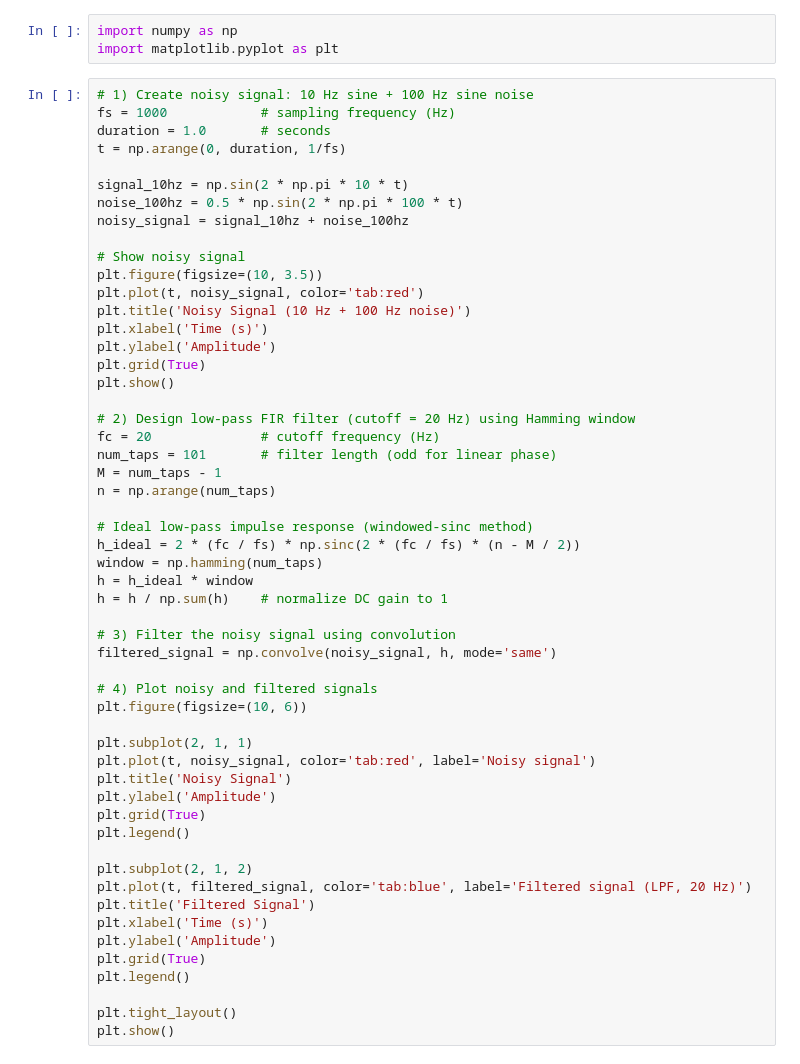
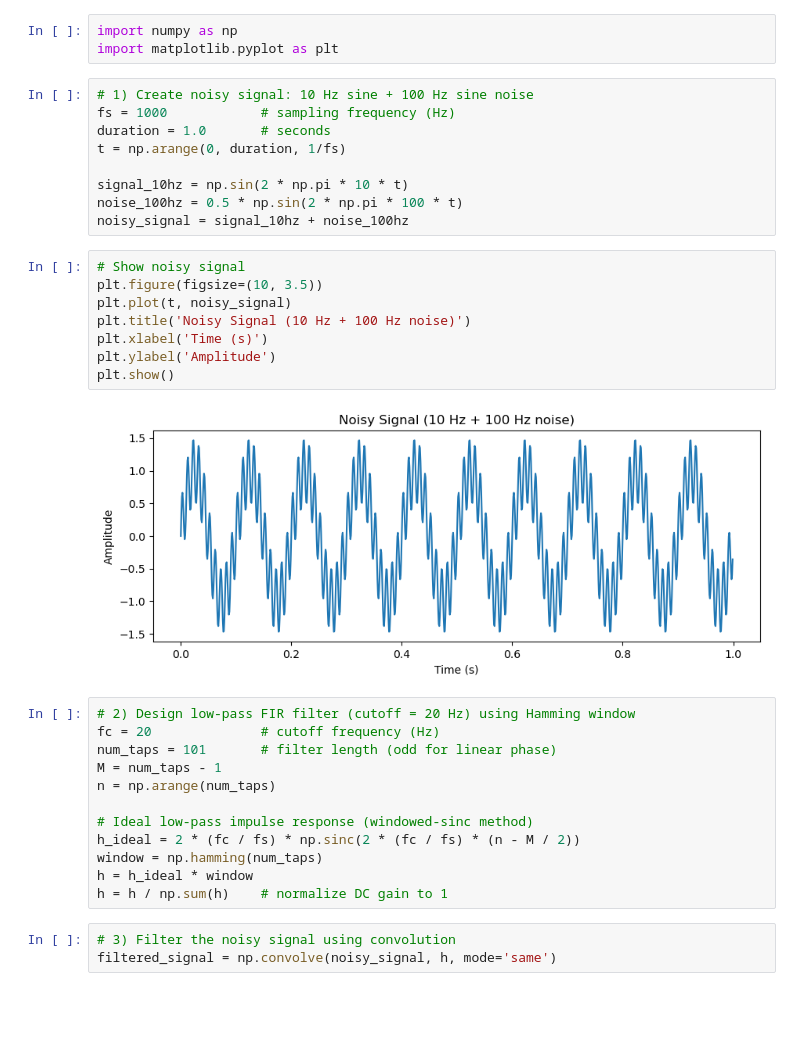
Before and after one commit to mdshiblinoman/Digital-Signal-Processing-Lab, a Jupyter notebook: Previous Solve/2nd/2No.ipynb, the cells around one changed output. Cells and saved outputs as stored; diff of their text form; blank space fills up the shorter version.

```diff
--- a/Previous Solve/2nd/2No.ipynb
+++ b/Previous Solve/2nd/2No.ipynb
@@ -1,57 +1,37 @@
 # %%
 import numpy as np
 import matplotlib.pyplot as plt
+# %%
+# 1) Create noisy signal: 10 Hz sine + 100 Hz sine noise
+fs = 1000            # sampling frequency (Hz)
+duration = 1.0       # seconds
+t = np.arange(0, duration, 1/fs)
+
+signal_10hz = np.sin(2 * np.pi * 10 * t)
+noise_100hz = 0.5 * np.sin(2 * np.pi * 100 * t)
+noisy_signal = signal_10hz + noise_100hz
 # %%
-# 1) Create noisy signal: 10 Hz sine + 100 Hz sine noise
-fs = 1000            # sampling frequency (Hz)
-duration = 1.0       # seconds
-t = np.arange(0, duration, 1/fs)
-
-signal_10hz = np.sin(2 * np.pi * 10 * t)
-noise_100hz = 0.5 * np.sin(2 * np.pi * 100 * t)
-noisy_signal = signal_10hz + noise_100hz
-
 # Show noisy signal
 plt.figure(figsize=(10, 3.5))
-plt.plot(t, noisy_signal, color='tab:red')
+plt.plot(t, noisy_signal)
 plt.title('Noisy Signal (10 Hz + 100 Hz noise)')
 plt.xlabel('Time (s)')
 plt.ylabel('Amplitude')
-plt.grid(True)
 plt.show()
-
-# 2) Design low-pass FIR filter (cutoff = 20 Hz) using Hamming window
-fc = 20              # cutoff frequency (Hz)
-num_taps = 101       # filter length (odd for linear phase)
-M = num_taps - 1
-n = np.arange(num_taps)
-
-# Ideal low-pass impulse response (windowed-sinc method)
-h_ideal = 2 * (fc / fs) * np.sinc(2 * (fc / fs) * (n - M / 2))
-window = np.hamming(num_taps)
-h = h_ideal * window
-h = h / np.sum(h)    # normalize DC gain to 1
-
-# 3) Filter the noisy signal using convolution
-filtered_signal = np.convolve(noisy_signal, h, mode='same')
-
-# 4) Plot noisy and filtered signals
-plt.figure(figsize=(10, 6))
-
-plt.subplot(2, 1, 1)
-plt.plot(t, noisy_signal, color='tab:red', label='Noisy signal')
-plt.title('Noisy Signal')
-plt.ylabel('Amplitude')
-plt.grid(True)
-plt.legend()
-
-plt.subplot(2, 1, 2)
-plt.plot(t, filtered_signal, color='tab:blue', label='Filtered signal (LPF, 20 Hz)')
-plt.title('Filtered Signal')
-plt.xlabel('Time (s)')
-plt.ylabel('Amplitude')
-plt.grid(True)
-plt.legend()
-
-plt.tight_layout()
-plt.show()
+# %% [output]
+[figure, added]
+# %%
+# 2) Design low-pass FIR filter (cutoff = 20 Hz) using Hamming window
+fc = 20              # cutoff frequency (Hz)
+num_taps = 101       # filter length (odd for linear phase)
+M = num_taps - 1
+n = np.arange(num_taps)
+
+# Ideal low-pass impulse response (windowed-sinc method)
+h_ideal = 2 * (fc / fs) * np.sinc(2 * (fc / fs) * (n - M / 2))
+window = np.hamming(num_taps)
+h = h_ideal * window
+h = h / np.sum(h)    # normalize DC gain to 1
+# %%
+# 3) Filter the noisy signal using convolution
+filtered_signal = np.convolve(noisy_signal, h, mode='same')
```
Also changed, not shown: parts of 1 cell of this notebook, 1 other file.
